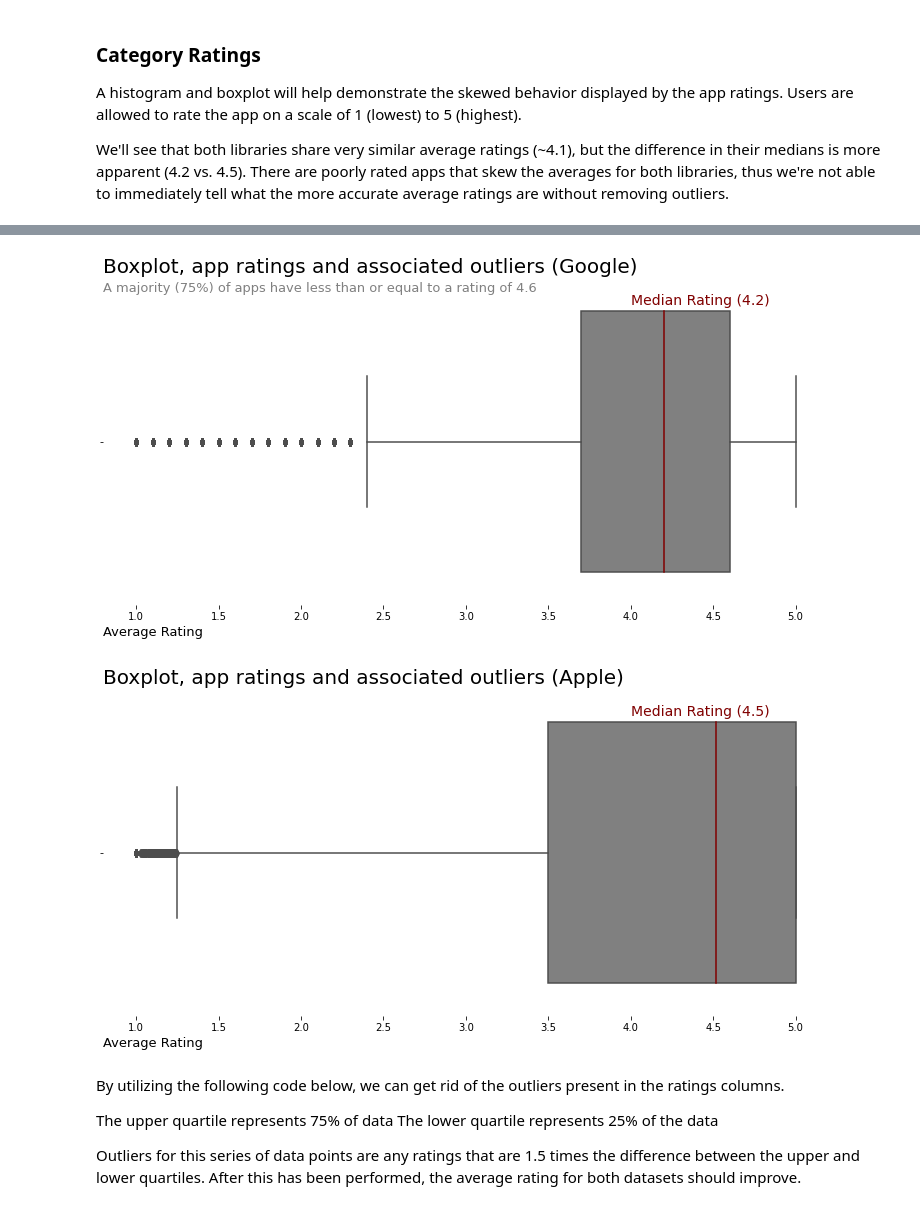
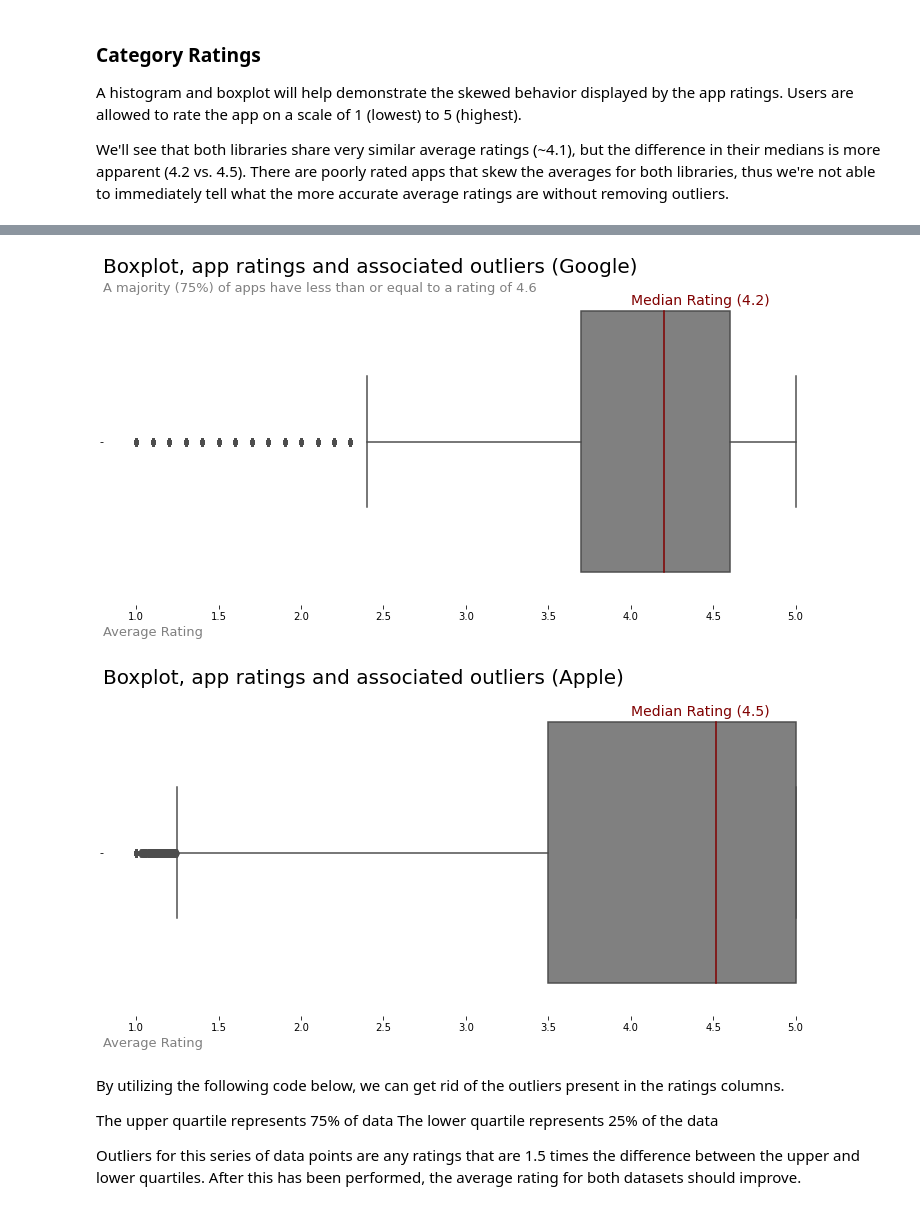
Before and after one commit to paul-trood/Portfolio-Mobile_app_recommendations, a Jupyter notebook: app_profile.ipynb, the cells around one changed output, grey strips where cells are left out. Drawn from its saved outputs; the diff is of its cells as text; code cells hidden in the pictures.

```diff
--- a/app_profile.ipynb
+++ b/app_profile.ipynb
@@ -460,37 +457,37 @@ plt.text(4,-0.42,"Median Rating (4.2)", color = "maroon", size = 14)
 plt.text(0.8, -.46, "A majority (75%) of apps have less than or equal to a rating of 4.6", size = 13, color = "grey")
 
 # Title
 plt.title("Boxplot, app ratings and associated outliers (Google)", size = 20, loc = "left")
 
 # X label
-plt.xlabel("Average Rating", loc="left", size = 13)
+plt.xlabel("Average Rating", loc="left", size = 13, color = "grey")
 
 plt.show()
 
 ##########################################################################################################
 
 # Box plot apple app ratings
 plt.figure(figsize = (13, 6))
 
 # Plot results
 sns.boxplot(data = apple_csv, x = "Average_User_Rating", color = "grey", medianprops=dict(color="maroon", alpha=1))
 
 # Title
 plt.title("Boxplot, app ratings and associated outliers (Apple)", size = 20, loc = "left")
 
 # Remove borders
 plt.gca().spines[["right", "left", "top", "bottom"]].set_visible(False)
 
 # Text
 plt.text(4,-0.42,"Median Rating (4.5)", color = "maroon", size = 14)
 
 # X label
-plt.xlabel("Average Rating", loc="left", size = 13)
+plt.xlabel("Average Rating", loc="left", size = 13, color = "grey")
 
 plt.show()
 # %% [output]
-[figure, old version]
+[figure, new version]
-[figure, old version]
+[figure, new version]
 # %% [markdown]
 By utilizing the following code below, we can get rid of the outliers present in the ratings columns.
 
```
Also changed, not shown: parts of 1 cell of this notebook.
